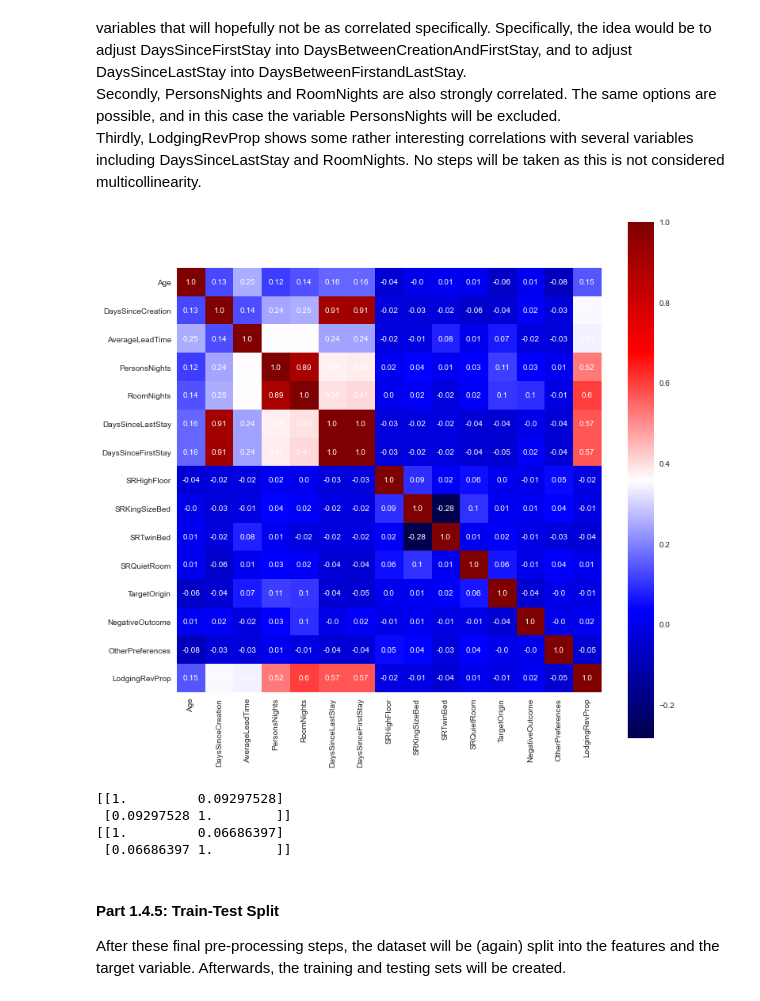
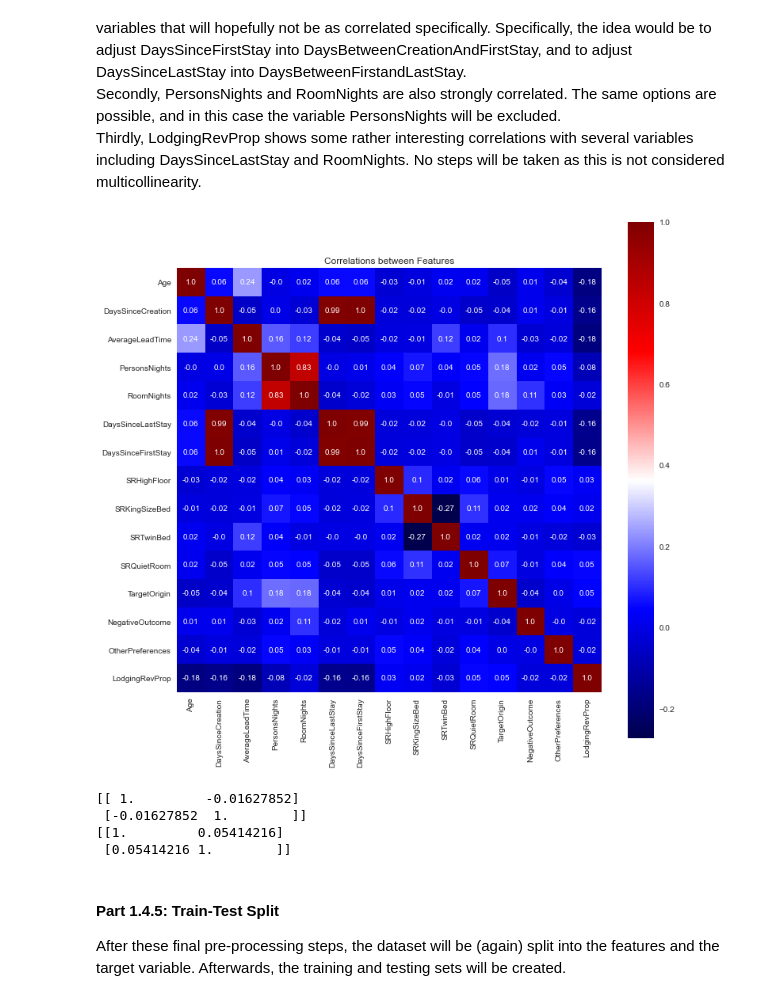
Before and after one commit to evasaunders/PersonalProjects, a Jupyter notebook: 2021_Hotel_EDA/2021_Hotel_Regression.ipynb, the cells around one changed output. Cells and saved outputs as stored; diff of their text form; code cells hidden in the pictures.

```diff
--- a/2021_Hotel_EDA/2021_Hotel_Regression.ipynb
+++ b/2021_Hotel_EDA/2021_Hotel_Regression.ipynb
@@ -417,9 +460,9 @@ Thirdly, since the target variable is the Total Revenue, it does not make sense
 # %%
 #categorical BookingsCheckedIn Variable
 conditions = [(dataset["BookingsCheckedIn"] == 0), (dataset["BookingsCheckedIn"] == 1), (dataset["BookingsCheckedIn"] > 1)]
-values = ["None", "One", "More Than One"]
+values = ["None", 0, 1] #0 = One, 1 = More than One
 
-dataset["catBookingsCheckedIn"] = np.select(conditions, values)
+dataset["MultipleBookings"] = np.select(conditions, values)
 # %%
 #boolean NegativeOutcome variable
 #this variable is still almost unary, so it is unclear whether it will be useful at all for future analyses
@@ -434,3 +486,25 @@ dataset["OtherPreferences"] = np.where(condition, 1, 0)
+# %%
+#shared Market & Distribution variable
+conditions = [
+    (dataset["MarketSegment"] == "Corporate") & (dataset["DistributionChannel"] == "Corporate"),
+    (dataset["MarketSegment"] == "Direct") & (dataset["DistributionChannel"] == "Direct"),
+    (dataset["MarketSegment"] == "Groups") & (dataset["DistributionChannel"] == "Travel Agent/Operator"),
+    (dataset["MarketSegment"] == "Other") & (dataset["DistributionChannel"] == "Travel Agent/Operator"),
+    (dataset["MarketSegment"] == "Travel Agent/Operator") & (dataset["DistributionChannel"] == "Travel Agent/Operator"),
+]
+
+values  = [
+    "Corporate",
+    "Direct",
+    "Groups & Travel Agent",
+    "Other & Travel Agent",
+    "Travel Agent"
+]
+
+dataset.loc[:, "MarketDistribution"] = np.select(conditions, values)
+
+#add the final category
+dataset.loc[dataset[dataset["MarketDistribution"] == '0'].index, "MarketDistribution"] = "Rest"
 # %%
 #poportion of income from lodging variable
 dataset.loc[:,"LodgingRevProp"] = (dataset.loc[:,"LodgingRevenue"]/dataset.loc[:,"TotalRevenue"]).fillna(0)
@@ -438,8 +512,14 @@ dataset.loc[:,"LodgingRevProp"] = (dataset.loc[:,"LodgingRevenue"]/dataset.loc[:
 ### Part 1.4 Exclusions & Final Touches
 #### Part 1.4.1 Excluding Customers
 # %%
+#exclude customers that never completed a booking
+regr_df = dataset[dataset["DaysSinceFirstStay"] != -1].copy()
+
 #excluding customers with negative age or age above 100
-regr_df = dataset[((dataset["Age"] >= 0) & (dataset["Age"] < 100)) | (dataset["Age"].isna())].copy()
+regr_df = regr_df[((regr_df["Age"] >= 0) & (regr_df["Age"] < 100)) | (regr_df["Age"].isna())].copy()
+
+#exclude customers where Average Lead Time is -1
+regr_df = regr_df[regr_df["AverageLeadTime"] >= 0].copy()
 
 #excluding customers where lodging revenue is above 5000 or other revenue is above 2000
 regr_df = regr_df[(regr_df["LodgingRevenue"] < 5000) & (regr_df["OtherRevenue"] < 2000)].copy()
@@ -452,7 +532,7 @@ regr_df = regr_df[(regr_df["Origin"] != "Antarctica")].copy()
 # %% [markdown]
 #### Part 1.4.2 Excluding Columns
 # %%
-regr_df = regr_df.drop(["ID", "NameHash", "DocIDHash", "BookingsCheckedIn", "BookingsCanceled", "BookingsNoShowed", "Nationality", "Continent", "LodgingRevenue", "OtherRevenue", "SRLowFloor", "SRAccessibleRoom", "SRMediumFloor", 	"SRBathtub", "SRShower", "SRCrib", "SRNearElevator", "SRAwayFromElevator", "SRNoAlcoholInMiniBar", "Origin"], axis = 1)
+regr_df = regr_df.drop(["ID", "NameHash", "DocIDHash", "BookingsCheckedIn", "BookingsCanceled", "BookingsNoShowed", "Nationality", "DistributionChannel", "MarketSegment", "Continent", "LodgingRevenue", "OtherRevenue", "SRLowFloor", "SRAccessibleRoom", "SRMediumFloor", 	"SRBathtub", "SRShower", "SRCrib", "SRNearElevator", "SRAwayFromElevator", "SRNoAlcoholInMiniBar", "Origin"], axis = 1)
 # %% [markdown]
 #### Part 1.4.3: Normalisations?
 While the quantitative variables in this dataset were certainly not all perfectly normally disrtributed and instead often showed a skew to the right due to extreme outliers, due to the size of the dataset and the approximation of a ND, no quantitative variables will be transformed.
@@ -469,24 +549,26 @@ hotel_features = regr_df.drop("TotalRevenue", axis = 1).copy()
 # %%
 plt.rcParams["axes.grid"] = False
 #correlation matrix
 corr_matrix = hotel_features.corr().round(3)
 
 #heatmap with matplotlib of the sorted matrix
 plt.figure(figsize = (12,12))
 hm = plt.imshow(corr_matrix, cmap="seismic")
 plt.colorbar(hm)
 
 xticks = plt.xticks(np.arange(len(corr_matrix.columns.to_list())), labels = corr_matrix.columns.to_list(), rotation = 90)
 yticks = plt.yticks(np.arange(len(corr_matrix.columns.to_list())), labels = corr_matrix.columns.to_list())
 
 ax = plt.gca()
 for i in range(len(corr_matrix.columns.to_list())):
     for j in range(len(corr_matrix.columns.to_list())):
         text = ax.text(j, i, round(corr_matrix.iloc[i, j],2), ha="center", va="center", color="w")
 
+plt.title("Correlations between Features")
+
 plt.show()
 # %% [output]
-[figure, old version]
+[figure, new version]
 # %%
 #create new variables and drop the old ones
 #it appears that for almost all customer, the first stay occured before the account was created
@@ -501,10 +583,10 @@ regr_df = regr_df.drop(["DaysSinceLastStay", "DaysSinceFirstStay", "PersonsNight
 print(np.corrcoef(regr_df["DaysSinceCreation"], regr_df["DiffCreationFirstStay"]))
 print(np.corrcoef(regr_df["DaysSinceCreation"], regr_df["DiffFirstLastStay"]))
 # %% [output]
-[[1.         0.09297528]
- [0.09297528 1.        ]]
-[[1.         0.06686397]
- [0.06686397 1.        ]]
+[[ 1.         -0.01627852]
+ [-0.01627852  1.        ]]
+[[1.         0.05414216]
+ [0.05414216 1.        ]]
 # %% [markdown]
 #### Part 1.4.5: Train-Test Split
 After these final pre-processing steps, the dataset will be (again) split into the features and the target variable. Afterwards, the training and testing sets will be created.
```
Also changed, not shown: parts of 102 cells of this notebook.
